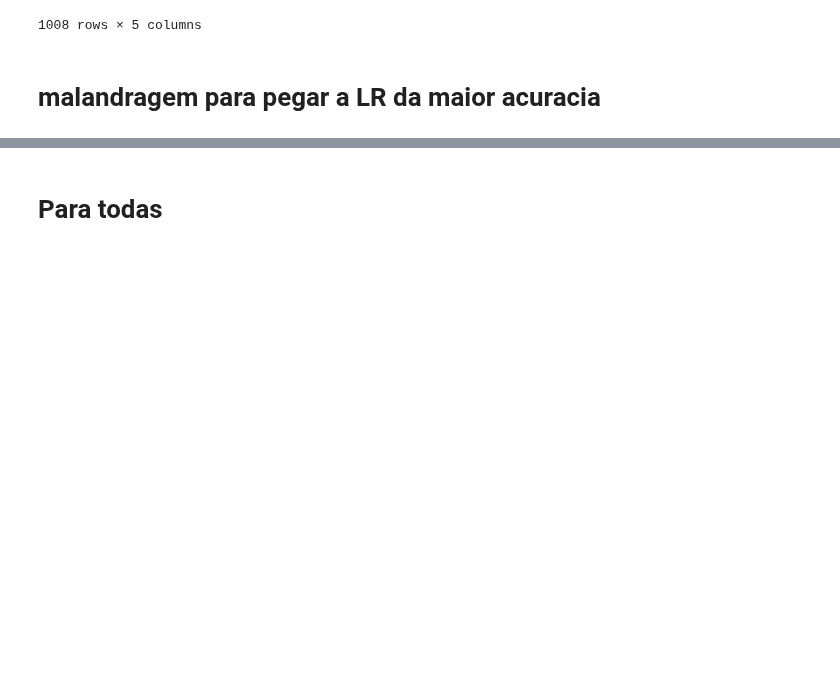
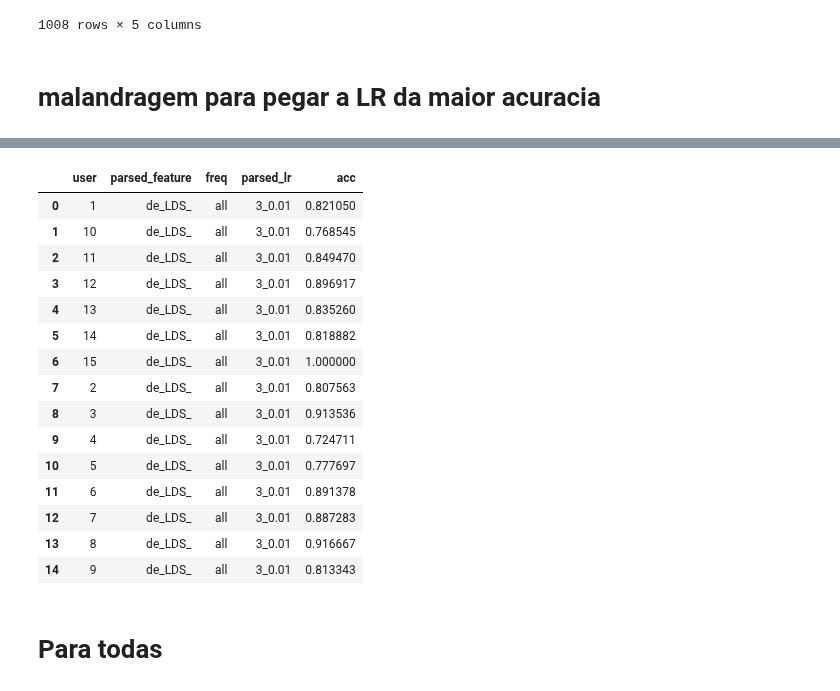
Before and after one commit to jvmr22/MSc-dissertation-EEG-Analysis, a Jupyter notebook: EDA_seed.ipynb, the cells around one changed output, grey strips where cells are left out. Saved outputs shown, nothing was run; the diff lists cells and outputs as text; code cells hidden in the pictures; blank space fills up the shorter version.

```diff
--- a/EDA_seed.ipynb
+++ b/EDA_seed.ipynb
@@ -714,2 +772,23 @@ eda_dnn.groupby(['user', 'session','parsed_feature', 'freq']).max()#.agg({'acc':
+# %%
+get_max_acc.groupby(['user', 'parsed_feature', 'freq','parsed_lr']).mean()\
+    .reset_index()\
+    # .acc.mean()
+# %% [output]
+|  | user | parsed_feature | freq | parsed_lr | acc |
+| 0 | 1 | de_LDS_ | all | 3_0.01 | 0.821050 |
+| 1 | 10 | de_LDS_ | all | 3_0.01 | 0.768545 |
+| 2 | 11 | de_LDS_ | all | 3_0.01 | 0.849470 |
+| 3 | 12 | de_LDS_ | all | 3_0.01 | 0.896917 |
+| 4 | 13 | de_LDS_ | all | 3_0.01 | 0.835260 |
+| 5 | 14 | de_LDS_ | all | 3_0.01 | 0.818882 |
+| 6 | 15 | de_LDS_ | all | 3_0.01 | 1.000000 |
+| 7 | 2 | de_LDS_ | all | 3_0.01 | 0.807563 |
+| 8 | 3 | de_LDS_ | all | 3_0.01 | 0.913536 |
+| 9 | 4 | de_LDS_ | all | 3_0.01 | 0.724711 |
+| 10 | 5 | de_LDS_ | all | 3_0.01 | 0.777697 |
+| 11 | 6 | de_LDS_ | all | 3_0.01 | 0.891378 |
+| 12 | 7 | de_LDS_ | all | 3_0.01 | 0.887283 |
+| 13 | 8 | de_LDS_ | all | 3_0.01 | 0.916667 |
+| 14 | 9 | de_LDS_ | all | 3_0.01 | 0.813343 |
 # %% [markdown]
 # Para todas
```
Also changed, not shown: parts of 11 cells of this notebook.
